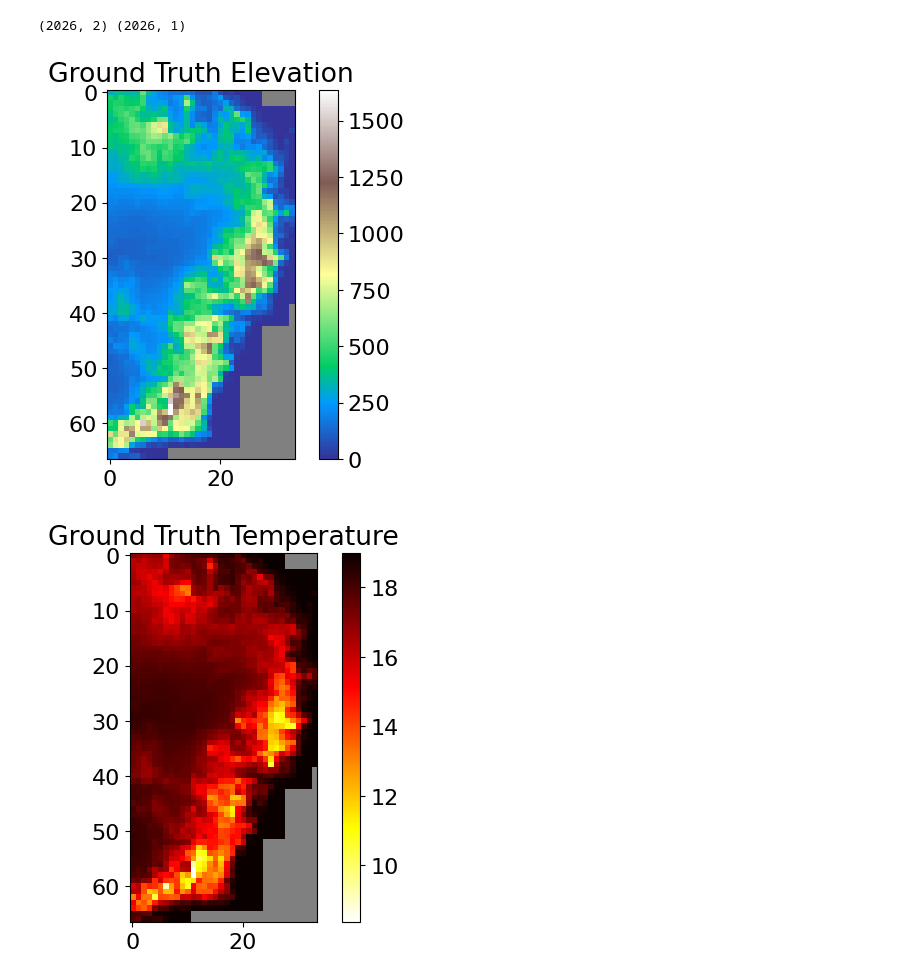
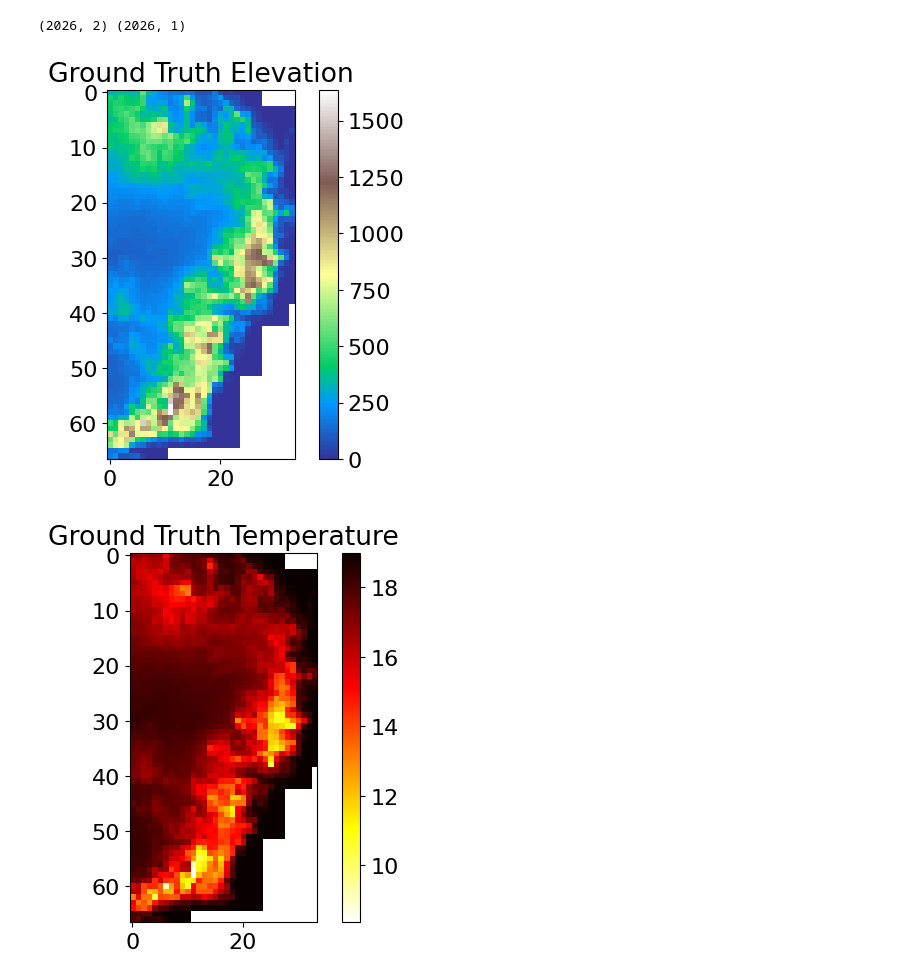
Before and after one commit to jyhong05/CFL_Research, a Jupyter notebook: altitude_extraction/get_elev_gradients.ipynb, the cells around one changed output. Saved outputs shown, nothing was run; the diff lists cells and outputs as text; code cells hidden in the pictures.

```diff
--- a/altitude_extraction/get_elev_gradients.ipynb
+++ b/altitude_extraction/get_elev_gradients.ipynb
@@ -26,22 +26,20 @@ true_alt, true_temp = get_alt_temp_grids(truth)
 # %%
 # PLOT TEMP AND ELEVATION FOR RAW DATAFRAME
 plt.figure(1)
 terr_cmap = plt.get_cmap('terrain')
-terr_cmap.set_bad(color='grey')
 plt.imshow(true_alt, cmap=terr_cmap, interpolation='nearest')
 plt.colorbar()
 plt.title('Ground Truth Elevation')
 plt.show()
 
 plt.figure(2)
 temp_cmap = plt.get_cmap('hot_r')
-temp_cmap.set_bad(color='grey')
 plt.imshow(true_temp, cmap=temp_cmap, interpolation='nearest')
 plt.colorbar()
 plt.title('Ground Truth Temperature')
 plt.show()
 # %% [output]
-[figure, old version]
+[figure, new version]
-[figure, old version]
+[figure, new version]
 # %%
 data = true_alt
```
Also changed, not shown: parts of 2 cells of this notebook, 17 other files.
